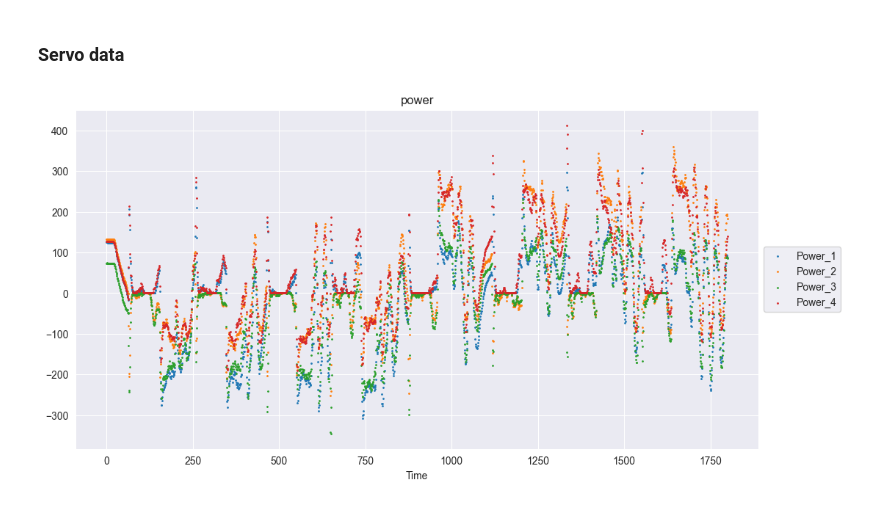
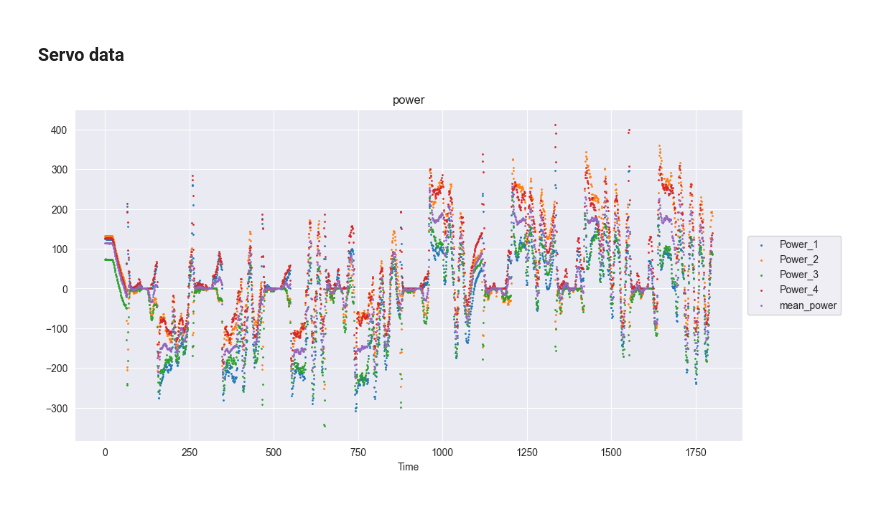
Before and after one commit to lukasz-kedzierski/surface-classification, a Jupyter notebook: src/data_analysis.ipynb, the cells around one changed output. Drawn from its saved outputs; the diff is of its cells as text; code cells hidden in the pictures.

Commit message:
Added power analysis and average power data to dataset.

```diff
--- a/src/data_analysis.ipynb
+++ b/src/data_analysis.ipynb
@@ -293,23 +293,26 @@ data = [line.replace('[', '') for line in data]
 data = [line.replace(']', '') for line in data]
 data = [line.split(sep=';') for line in data]
 data = [[yaml.safe_load(line) for line in separate_lines] for separate_lines in data]
-columns = ['Power_' + str(idx + 1) for idx in range(4)]
+columns = ['Power_' + str(idx + 1) for idx in range(len(data[0]))]
 power = pd.DataFrame([[tuple(dictionary.values())[1] * tuple(dictionary.values())[2] for dictionary in line] for line in data], columns=columns)
+mean_power = power.mean(axis=1)
+mean_power.name = 'mean_power'
 # %%
 _, ax = plt.subplots(figsize=(15, 6))
 
 for column in power.columns:
     ax.scatter(x=power.index, y=power[column], s=1, label=column)
+ax.scatter(x=mean_power.index, y=mean_power, s=1, label='mean_power')
 ax.set_title('power')
 ax.set_xlabel('Time')
 
 # Shrink current axis by 20%
 box = ax.get_position()
 ax.set_position([box.x0, box.y0, box.width * 0.8, box.height])
 
 # Put a legend to the right of the current axis
 ax.legend(loc='center left', bbox_to_anchor=(1, 0.5))
 
 plt.show()
 # %% [output]
-[figure, old version]
+[figure, new version]
```
Also changed, not shown: 1 other file.
